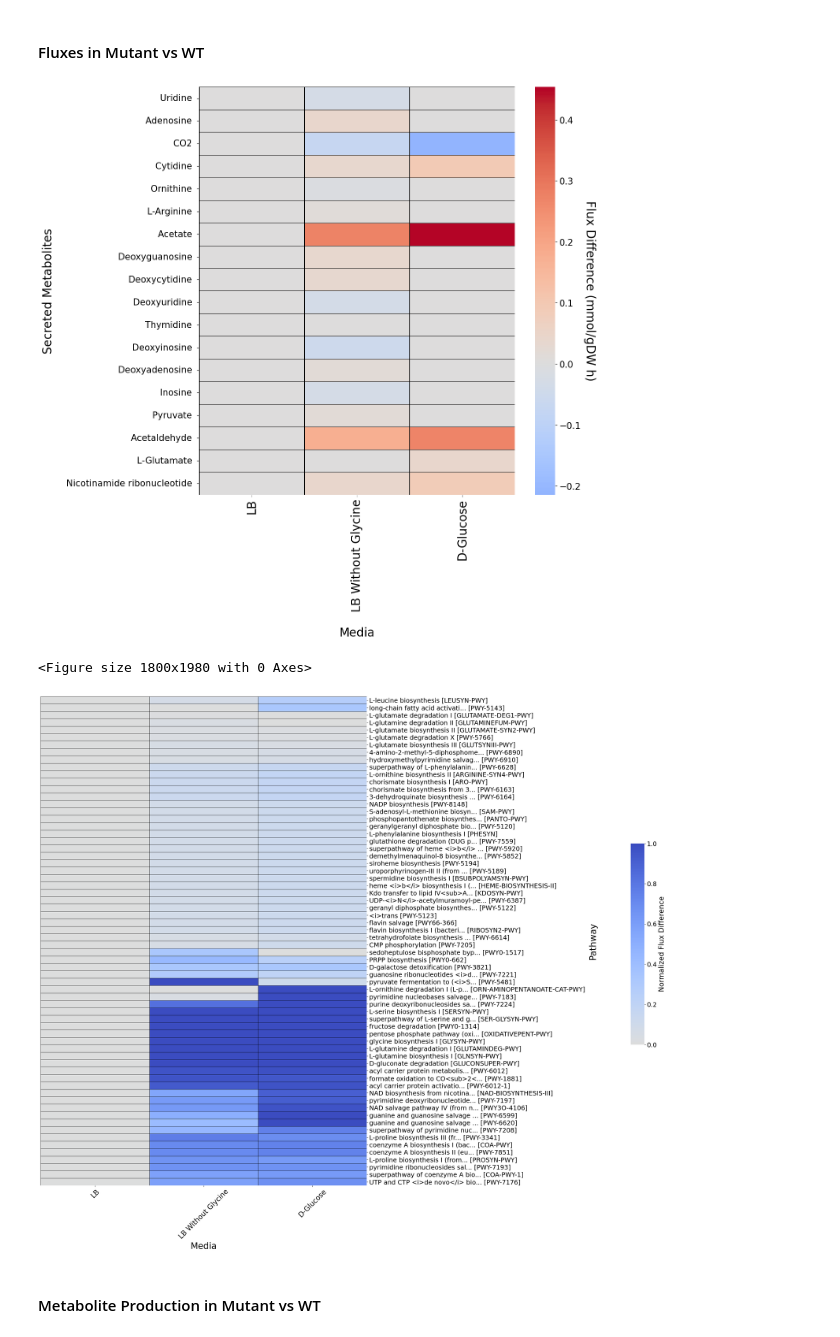
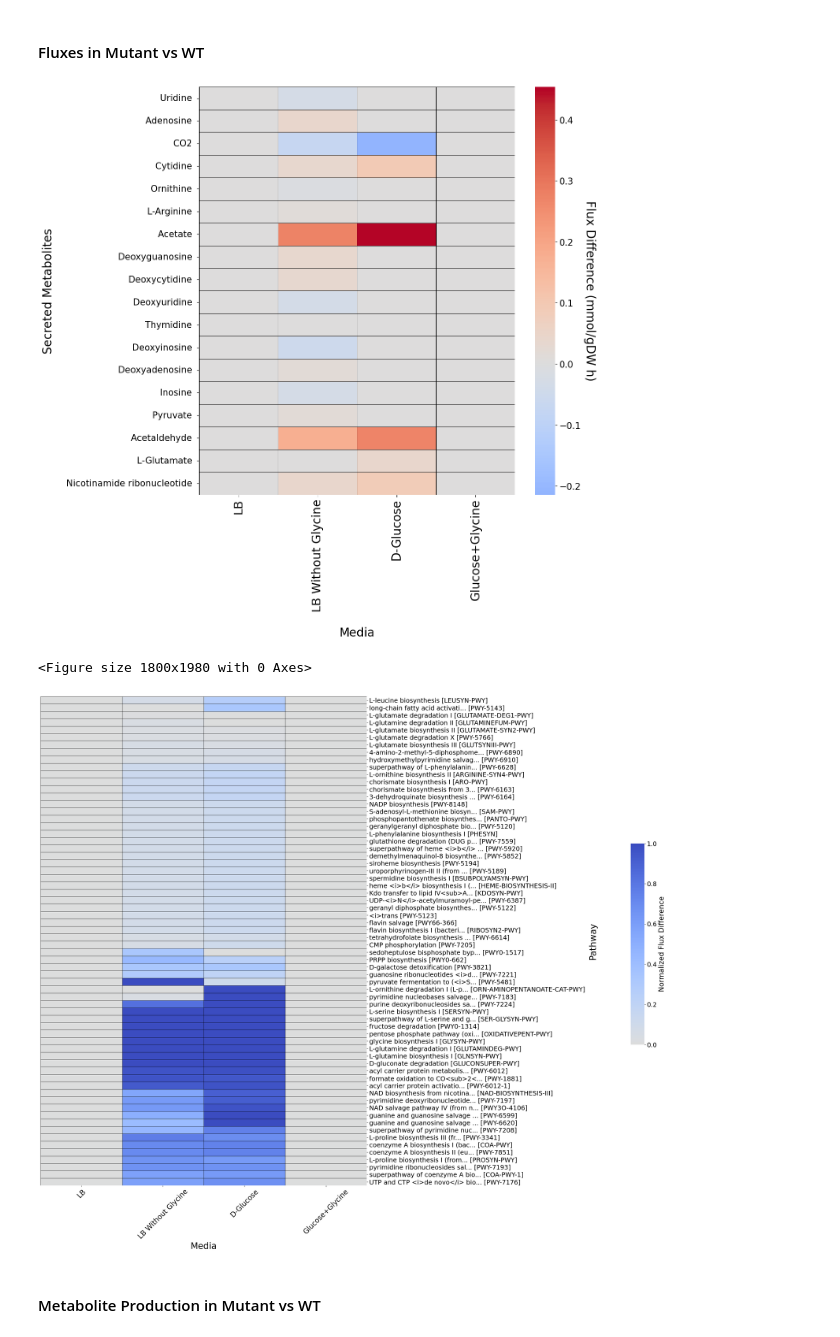
Before and after one commit to cowusuansah/cba-mutant-fba-analysis, a Jupyter notebook: analysis.ipynb, the cells around one changed output. Drawn from its saved outputs; the diff is of its cells as text; code cells hidden in the pictures.

Commit message:
added simulations for Glucuse+Glycine media

```diff
--- a/analysis.ipynb
+++ b/analysis.ipynb
@@ -1040,7 +1041,7 @@ if save_new_tables == "yes" or (not flux_file_path_exists and save_new_tables !=
 save_new_tables = "if_necessary" #@param ["if_necessary", "yes", "no"] {allow-input: false}
 
 # Define output file path for metabolite production results
-met_production_file =  f"simulations/" + model_name + curation + "/metabolite_production/" + CBA_mutant + media_condition + ".json"
+met_production_file = working_directory + f"/simulations/" + model_name + curation + "/metabolite_production/" + CBA_mutant + media_condition + ".json"
 met_production_dict = defaultdict(list)
 
 # Get all metabolites in the model
@@ -1054,7 +1055,7 @@ met_production_dict["frameworks"] = ["Wild Type FBA", "Mutant FBA", "Linear MOMA
 if save_new_tables == "yes" or (not os.path.exists(met_production_file) and save_new_tables != "no"):
 
   # Analyze each media condition
-  for c_source in defined_mets + ["LB/LB", "LB/LB_wo_serine", "LB/LB_wo_glycine", "LB/LB_wo_threonine", "LB/LB_plus_serine", "LB/LB_plus_glycine", "LB/LB_plus_threonine"]:
+  for c_source in defined_mets + ["Glucose+Glycine", "LB/LB", "LB/LB_wo_serine", "LB/LB_wo_glycine", "LB/LB_wo_threonine", "LB/LB_plus_serine", "LB/LB_plus_glycine", "LB/LB_plus_threonine"]:
 
     # Set up the nutritional environment
     media_file =  f"growth_media/defined/" + c_source + ".tsv"
@@ -1136,8 +1137,8 @@ if save_new_tables == "yes" or (not os.path.exists(blocked_rxns_file) and save_n
 save_new_tables = "if_necessary" #@param ["if_necessary", "yes", "no"] {allow-input: false}
 
 # Define file paths for input and output
-kbase_gapfilling_file = "models/curation/gapfilling_reactions.json"
-gapfilling_file = "models/curation/gapfilling_reactions.tsv"
+kbase_gapfilling_file = working_directory + "/models/curation/gapfilling_reactions.json"
+gapfilling_file = working_directory + "/models/curation/gapfilling_reactions.tsv"
 
 # Only process if requested or if file doesn't exist and not an E. coli model
 if (save_new_tables == "yes" or (not os.path.exists(gapfilling_file) and save_new_tables != "no")) and "ecoli" not in model_name:
@@ -1177,7 +1178,7 @@ biomass_yield_results = {}
 
 # Load biomass yield data for each media condition
 for media in media_list:
-  result_file_path = f"simulations/" + model_name + curation + "/biomass_yield/" + media + "_" + KO_mutant + media_condition + ".json"
+  result_file_path = working_directory + f"/simulations/" + model_name + curation + "/biomass_yield/" + media + "_" + KO_mutant + media_condition + ".json"
   with open(result_file_path, 'r') as f:
     biomass_yield_results[media] = json.load(f)
 
@@ -1223,6 +1224,9 @@ if create_figure == "yes" and "ecoli" not in model_name:
   plt.yticks(fontsize=12)
   plt.ylim(0, 1.5)
   plt.legend(fontsize=15)
+
+  # plt.savefig("figures/pdf/biomass_yield.pdf", dpi=500, bbox_inches="tight")
+  # plt.savefig("figures/svg/biomass_yield.svg", dpi=500, bbox_inches="tight")
 # %% [output]
 [figure]
 # %% [markdown]
@@ -1249,12 +1253,12 @@ approach_map = {"FBA": 0, "MOMA_linear": 1, "MOMA": 2}
 media_list_map = {"LB/LB":"LB", "LB/LB_wo_serine": "LB Without Serine", "LB/LB_wo_glycine":"LB Without Glycine","LB/LB_wo_threonine":"LB Without Threonine",
                   "LB/LB_plus_serine": "LB Plus Serine", "LB/LB_plus_glycine":"LB Plus Glycine", "LB/LB_plus_threonine":"LB Plus Threonine"}
 
-flux_file = f"simulations/" + model_name + curation + "/fluxes/" + mutant + "_" + metric + media_condition + ".json"
-difference_flux_file = f"simulations/" + model_name + curation + "/fluxes/" + mutant + "_difference" + media_condition + ".json"
+flux_file = working_directory + f"/simulations/" + model_name + curation + "/fluxes/" + mutant + "_" + metric + media_condition + ".json"
+difference_flux_file = working_directory + f"/simulations/" + model_name + curation + "/fluxes/" + mutant + "_difference" + media_condition + ".json"
 
 if create_figure == "yes":
   # Combine defined minimal media and complex media with different supplements
-  media_list = ["LB/LB", "LB/LB_wo_glycine", "D-Glucose"] #defined_mets + ["LB/LB_wo_glycine"] + ["LB/LB_wo_serine", "LB/LB_wo_threonine", "LB/LB", "LB/LB_plus_glycine", "LB/LB_plus_serine", "LB/LB_plus_threonine"]
+  media_list = ["LB/LB", "LB/LB_wo_glycine", "D-Glucose", "Glucose+Glycine"] #defined_mets + ["LB/LB_wo_glycine"] + ["LB/LB_wo_serine", "LB/LB_wo_threonine", "LB/LB", "LB/LB_plus_glycine", "LB/LB_plus_serine", "LB/LB_plus_threonine"]
 
   # Load flux data from files
   with open(flux_file, 'r') as f:
@@ -1316,9 +1320,12 @@ if create_figure == "yes":
   fig = plt.gcf()
   fig.tight_layout(pad=4.0)
 
+  # plt.savefig("figures/pdf/secretion.pdf", dpi=500, bbox_inches="tight")
+  # plt.savefig("figures/svg/secretion.svg", dpi=500, bbox_inches="tight")
+
   plt.show()
 # %% [output]
-[figure, old version]
+[figure, new version]
 # %%
 #@title {display-mode: "form"}
 #@markdown Heatmap showing average fluxes in kegg or metacyc modules in WT vs mutant
@@ -1349,14 +1356,14 @@ elif database == "metacyc":
     reactions_in_model = metacyc_reactions_in_model
 
 # Load flux data from file
-flux_file = f"simulations/" + model_name + curation + "/fluxes/" + mutant + difference_type + media_condition + ".json"
+flux_file = working_directory + f"/simulations/" + model_name + curation + "/fluxes/" + mutant + difference_type + media_condition + ".json"
 
 with open(flux_file, 'r') as f:
     plot_dict = json.load(f)
 
 if create_figure == "yes":
     # Define media conditions to analyze
-    media_conditions = ["LB/LB", "LB/LB_wo_glycine", "D-Glucose"]
+    media_conditions = ["LB/LB", "LB/LB_wo_glycine", "D-Glucose", "Glucose+Glycine"]
 
     # ---- DATA PREPARATION ----
     # Collect flux differences by pathway
@@ -1430,34 +1437,37 @@ if create_figure == "yes":
         linecolor='black',
         col_cluster=False,
         row_cluster=True,
         center=0,
         dendrogram_ratio=(0.0001, 0),
         cbar_pos=(1.3, 0.3, 0.03, 0.4),
         xticklabels=column_labels,
         yticklabels=row_labels,
         figsize=(18, max(14, len(filtered_pathways)*0.3))
     )
 
     # Style axis labels
     heatmap.ax_heatmap.set_xlabel('Media', fontsize=25)
     heatmap.ax_heatmap.set_ylabel('Pathway', fontsize=25)
     heatmap.ax_heatmap.tick_params(axis='y', labelsize=18, rotation=0)
     heatmap.ax_heatmap.tick_params(axis='x', labelsize=20, rotation=45)
 
     # Configure colorbar
     cbar = heatmap.fig.axes[-1]
     cbar.tick_params(labelsize=18)
 
     # Set appropriate colorbar label based on metric
     if difference_type == "difference":
         cbar.set_ylabel('Flux Difference (mmol/gDW h)', fontsize=20)
     elif difference_type == "_normalized_difference":
         cbar.set_ylabel('Normalized Flux Difference', fontsize=20)
 
+    # plt.savefig("figures/pdf/pathway.pdf", dpi=500, bbox_inches="tight")
+    # plt.savefig("figures/svg/pathway.svg", dpi=500, bbox_inches="tight")
+
     plt.show()
 # %% [output]
 <Figure size 1800x1980 with 0 Axes>
-[figure, old version]
+[figure, new version]
 # %% [markdown]
 #### Metabolite Production in Mutant vs WT
 # %%
```
Also changed, not shown: parts of 11 cells of this notebook, 15 other files.
